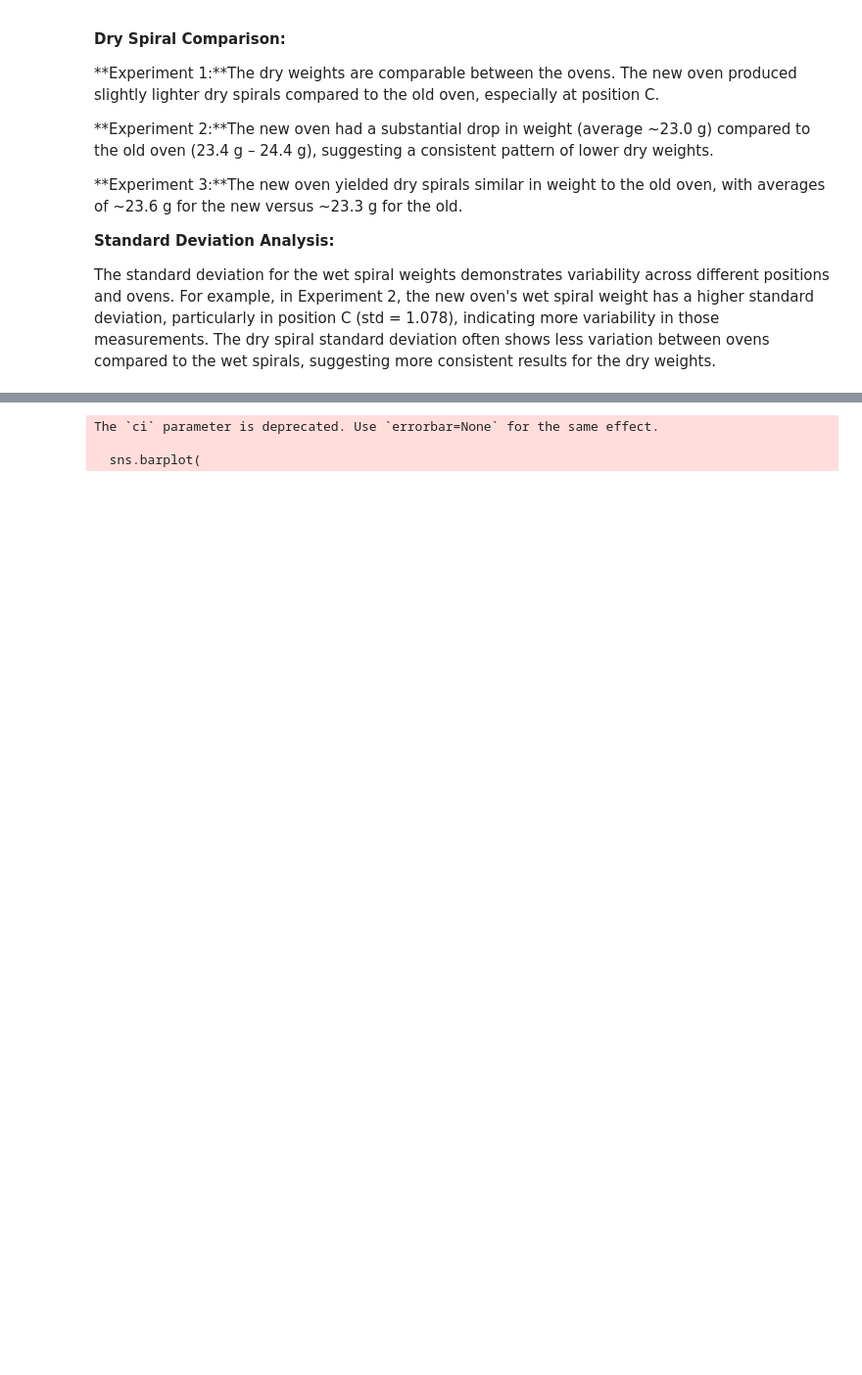
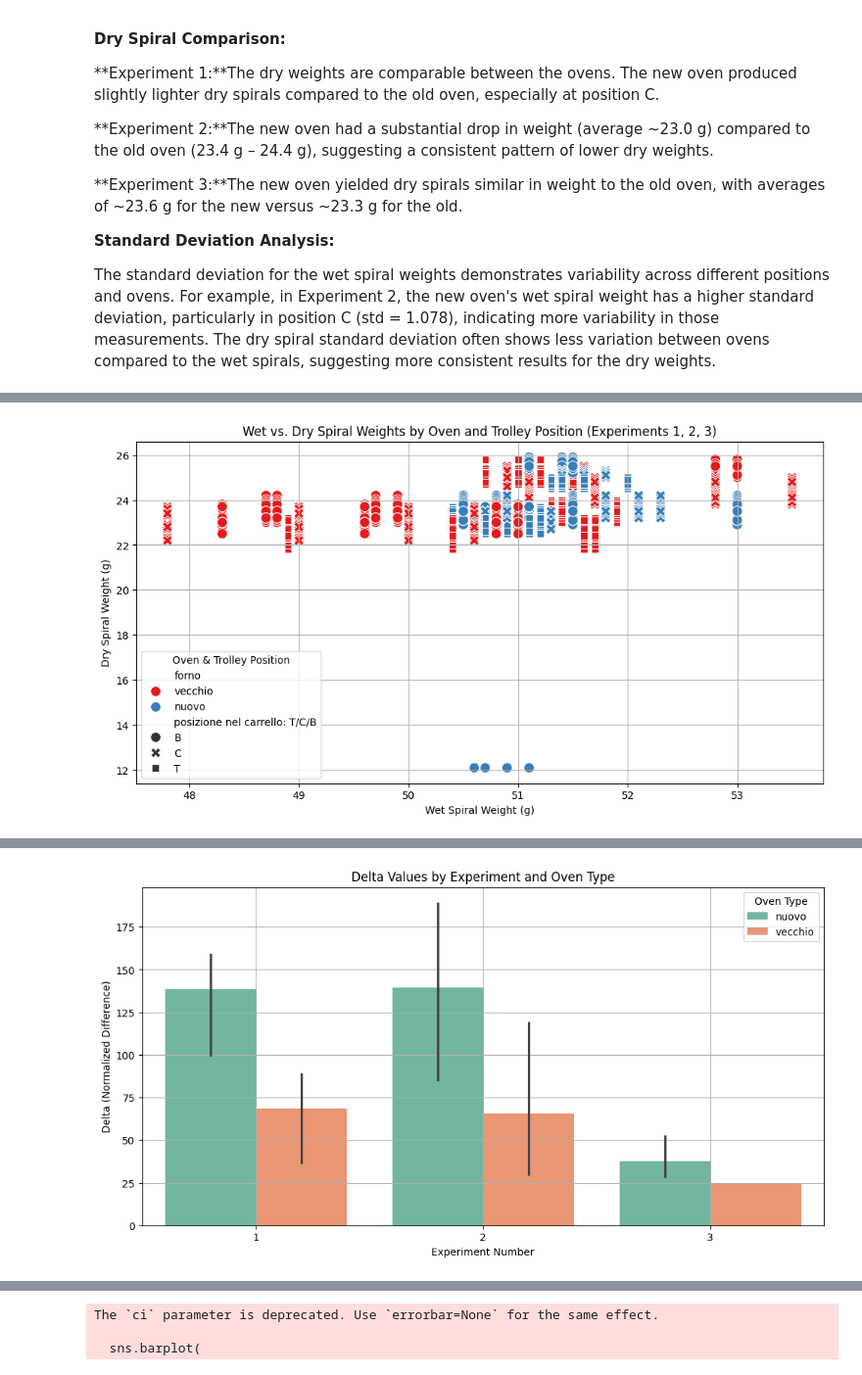
Before and after one commit to MaliheDahmardeh/ZB, a Jupyter notebook: ZB.ipynb, the cells around one changed output, grey strips where cells are left out. Shown: that part at 98% size. Drawn from its saved outputs; the diff is of its cells as text; code cells hidden in the pictures; blank space fills up the shorter version.

```diff
--- a/ZB.ipynb
+++ b/ZB.ipynb
@@ -462,3 +462,9 @@ the weight of wet spirals should be between 22-24 and the weight of dried spiral
 The standard deviation for the wet spiral weights demonstrates variability across different positions and ovens.
 For example, in Experiment 2, the new oven's wet spiral weight has a higher standard deviation, particularly in position C (std = 1.078), indicating more variability in those measurements.
 The dry spiral standard deviation often shows less variation between ovens compared to the wet spirals, suggesting more consistent results for the dry weights.
+# %%
+# Load data from the sheet 'FORNO Nuovo Vs. Vecchio'
+data = df['FORNO Nuovo Vs. Vecchio']
+
+# Display the first few rows
+print(data.head())
@@ -464,0 +489,71 @@ The dry spiral standard deviation often shows less variation between ovens compa
+# %%
+import pandas as pd
+import numpy as np
+import matplotlib.pyplot as plt
+import seaborn as sns
+
+# Filter the data for experiments 1, 2, and 3
+experiments_filtered = data[data['numero di esperimento'].isin([1, 2, 3])]
+
+# Separate data for wet and dry spirals
+wet_data = experiments_filtered[['numero di esperimento', 'forno', 'posizione nel carrello: T/C/B', 'peso spirale umida']]
+dry_data = experiments_filtered[['numero di esperimento', 'forno', 'posizione nel carrello: T/C/B', 'peso spirale secca']]
+
+# Drop NaN values
+wet_data = wet_data.dropna(subset=['peso spirale umida'])
+dry_data = dry_data.dropna(subset=['peso spirale secca'])
+
+# Merge wet and dry weights for paired analysis
+merged_data = pd.merge(wet_data, dry_data, on=['numero di esperimento', 'forno', 'posizione nel carrello: T/C/B'], suffixes=('_wet', '_dry'))
+
+# Calculate Delta for each row
+merged_data['Delta'] = (merged_data['peso spirale umida'] - merged_data['peso spirale secca']) / merged_data['peso spirale umida'].std()
+
+# Scatter plot of wet vs. dry weights
+plt.figure(figsize=(12, 6))
+sns.scatterplot(
+    data=merged_data,
+    x='peso spirale umida',
+    y='peso spirale secca',
+    hue='forno',
+    style='posizione nel carrello: T/C/B',
+    palette='Set1',
+    s=100
+)
+plt.title("Wet vs. Dry Spiral Weights by Oven and Trolley Position (Experiments 1, 2, 3)")
+plt.xlabel("Wet Spiral Weight (g)")
+plt.ylabel("Dry Spiral Weight (g)")
+plt.legend(title="Oven & Trolley Position")
+plt.grid(True)
+plt.show()
+
+# Calculate mean, std, and Delta for grouped data
+grouped_stats = merged_data.groupby(['numero di esperimento', 'forno', 'posizione nel carrello: T/C/B']).agg(
+    mean_wet=('peso spirale umida', 'mean'),
+    mean_dry=('peso spirale secca', 'mean'),
+    std_wet=('peso spirale umida', 'std')
+).reset_index()
+
+grouped_stats['Delta'] = (grouped_stats['mean_wet'] - grouped_stats['mean_dry']) / grouped_stats['std_wet']
+
+# Display grouped stats
+print("\nGrouped Statistics with Delta:")
+print(grouped_stats)
+
+# Bar plot of Delta values
+plt.figure(figsize=(12, 6))
+sns.barplot(
+    data=grouped_stats,
+    x='numero di esperimento',
+    y='Delta',
+    hue='forno',
+    palette='Set2'
+)
+plt.title("Delta Values by Experiment and Oven Type")
+plt.xlabel("Experiment Number")
+plt.ylabel("Delta (Normalized Difference)")
+plt.legend(title="Oven Type")
+plt.grid(True)
+plt.show()
+# %% [output]
+[figure, added]
@@ -464,0 +577 @@ The dry spiral standard deviation often shows less variation between ovens compa
+[figure, added]
```
Also changed, not shown: parts of 5 cells of this notebook.
